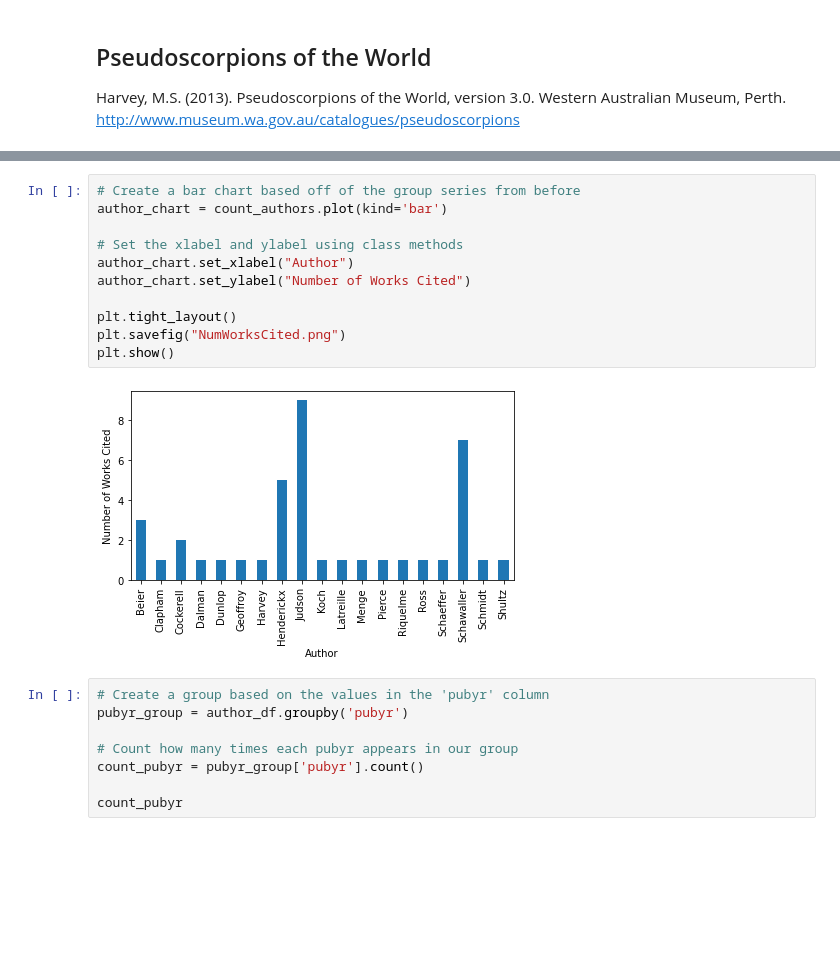
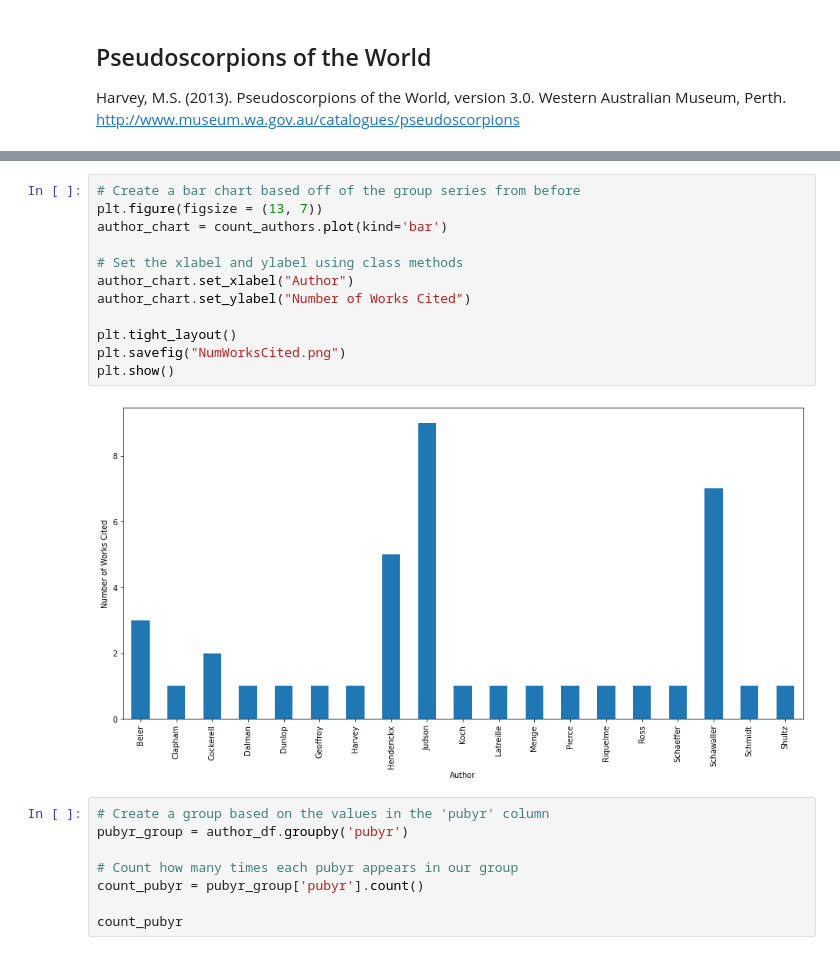
Before and after one commit to BrittneyOleniacz/Pseudoscorpion_site, a Jupyter notebook: DATA/Cleaning_data-Copy1.ipynb, the cells around one changed output, grey strips where cells are left out. Cells and saved outputs as stored; diff of their text form; blank space fills up the shorter version.

Commit message:
Updated plot pic sizes

```diff
--- a/DATA/Cleaning_data-Copy1.ipynb
+++ b/DATA/Cleaning_data-Copy1.ipynb
@@ -80,17 +80,18 @@ Shultz        1
 Name: author1last, dtype: int64
 # %%
 # Create a bar chart based off of the group series from before
+plt.figure(figsize = (13, 7))
 author_chart = count_authors.plot(kind='bar')
 
 # Set the xlabel and ylabel using class methods
 author_chart.set_xlabel("Author")
 author_chart.set_ylabel("Number of Works Cited")
 
 plt.tight_layout()
 plt.savefig("NumWorksCited.png")
 plt.show()
 # %% [output]
-[figure, old version]
+[figure, new version]
 # %%
 # Create a group based on the values in the 'pubyr' column
 pubyr_group = author_df.groupby('pubyr')
```
Also changed, not shown: parts of 1 cell of this notebook, 4 other files.
